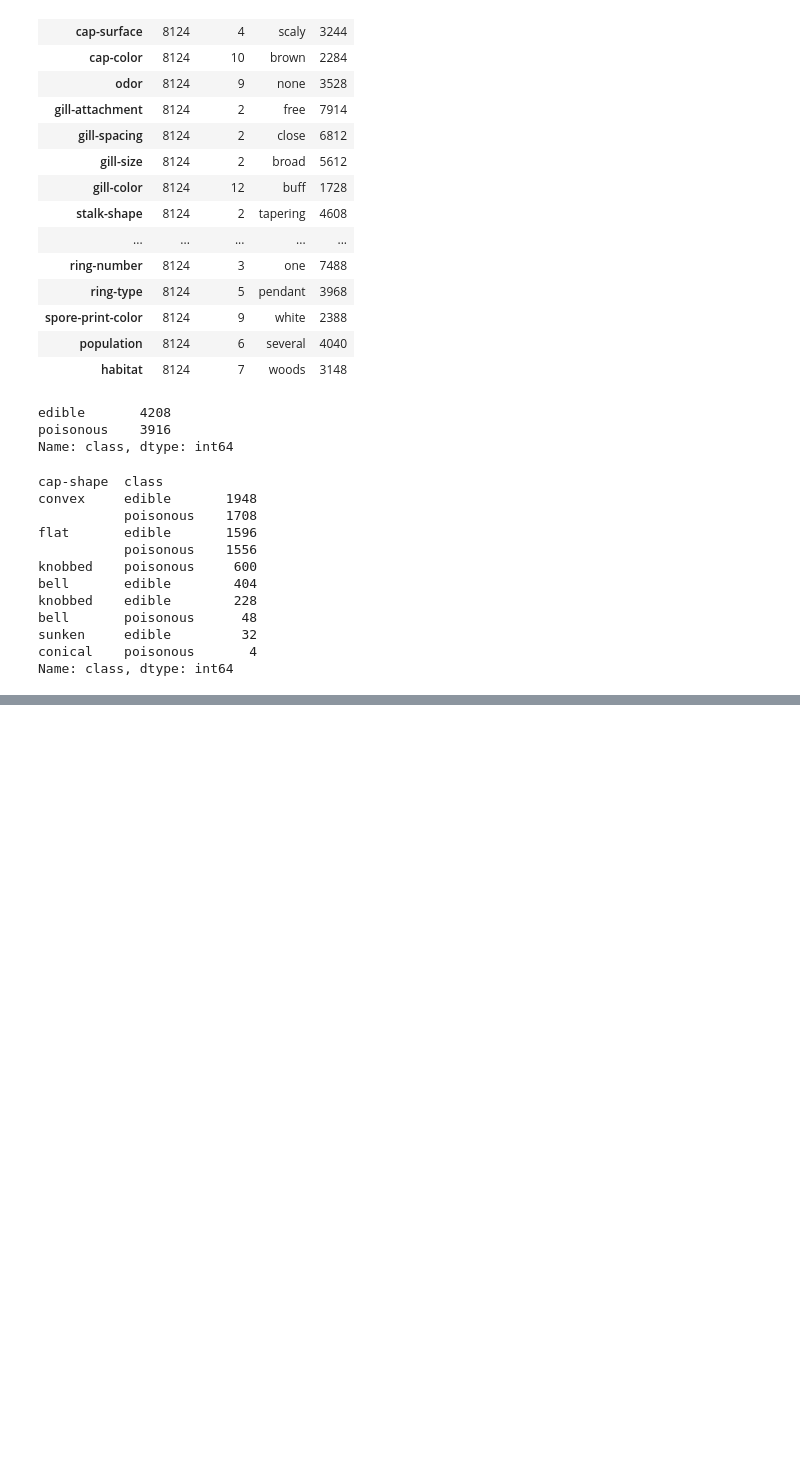
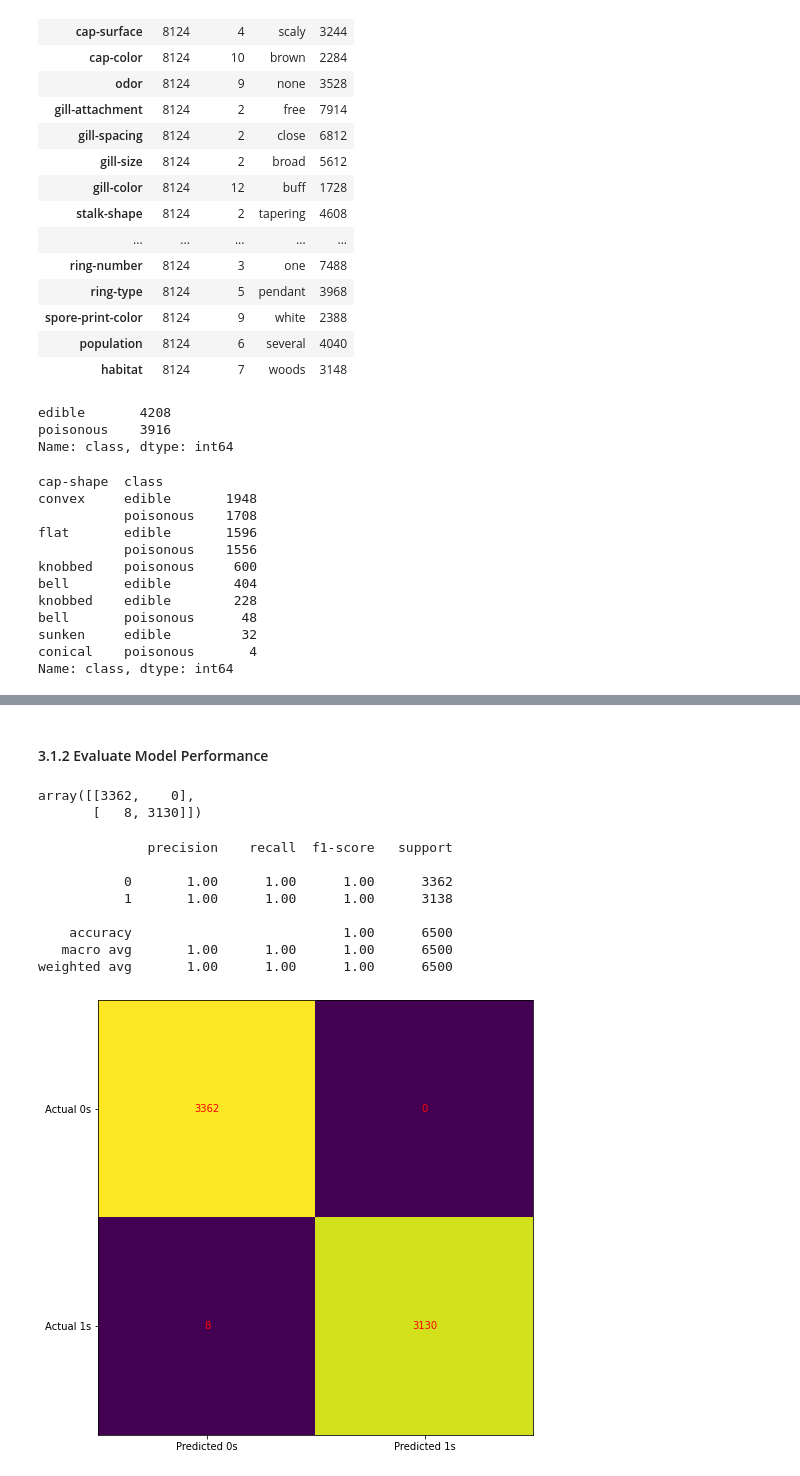
Before and after one commit to sidchakravarty/publications_mushroom_classification, a Jupyter notebook: 2. 2023-MLCL03-Mushroom (Random Forest).ipynb, the cells around one changed output, grey strips where cells are left out. Saved outputs shown, nothing was run; the diff lists cells and outputs as text; code cells hidden in the pictures; blank space fills up the shorter version.

```diff
--- a/2. 2023-MLCL03-Mushroom (Random Forest).ipynb
+++ b/2. 2023-MLCL03-Mushroom (Random Forest).ipynb
@@ -258,0 +376,3 @@ Name: class, dtype: int64
+# %%
+# Split the data into Training and Testing sets
+X_train, X_test, y_train, y_test = train_test_split(model1_X, model1_y, test_size = .8, random_state = 42)
@@ -258,0 +383,6 @@ Name: class, dtype: int64
+# %%
+# Build the model
+rf_base = RandomForestClassifier()
+# %%
+# Fit the model and view the best parameters
+rf_base.fit(X_train, y_train)
@@ -258,0 +412,36 @@ Name: class, dtype: int64
+# %% [markdown]
+#### 3.1.2 Evaluate Model Performance
+# %%
+prediction_base = rf_base.predict(X_test)
+confusion_matrix(y_test, prediction_base)
+# %% [output]
+array([[3362,    0],
+       [   8, 3130]])
+# %%
+# Create Classification Report to view Accuracy Scores
+# Create Confusion Matrix to view True/False Positives/Negatives
+
+print(classification_report(y_test, prediction_base))
+
+cm = confusion_matrix(y_test, prediction_base)
+
+fig, ax = plt.subplots(figsize=(8, 8))
+ax.imshow(cm)
+ax.grid(False)
+ax.xaxis.set(ticks=(0, 1), ticklabels=('Predicted 0s', 'Predicted 1s'))
+ax.yaxis.set(ticks=(0, 1), ticklabels=('Actual 0s', 'Actual 1s'))
+ax.set_ylim(1.5, -0.5)
+for i in range(2):
+    for j in range(2):
+        ax.text(j, i, cm[i, j], ha='center', va='center', color='red')
+plt.show()
+# %% [output]
+              precision    recall  f1-score   support
+
+           0       1.00      1.00      1.00      3362
+           1       1.00      1.00      1.00      3138
+
+    accuracy                           1.00      6500
+   macro avg       1.00      1.00      1.00      6500
+weighted avg       1.00      1.00      1.00      6500
+[figure, added]
```
Also changed, not shown: parts of 50 cells of this notebook, 1 other file.
